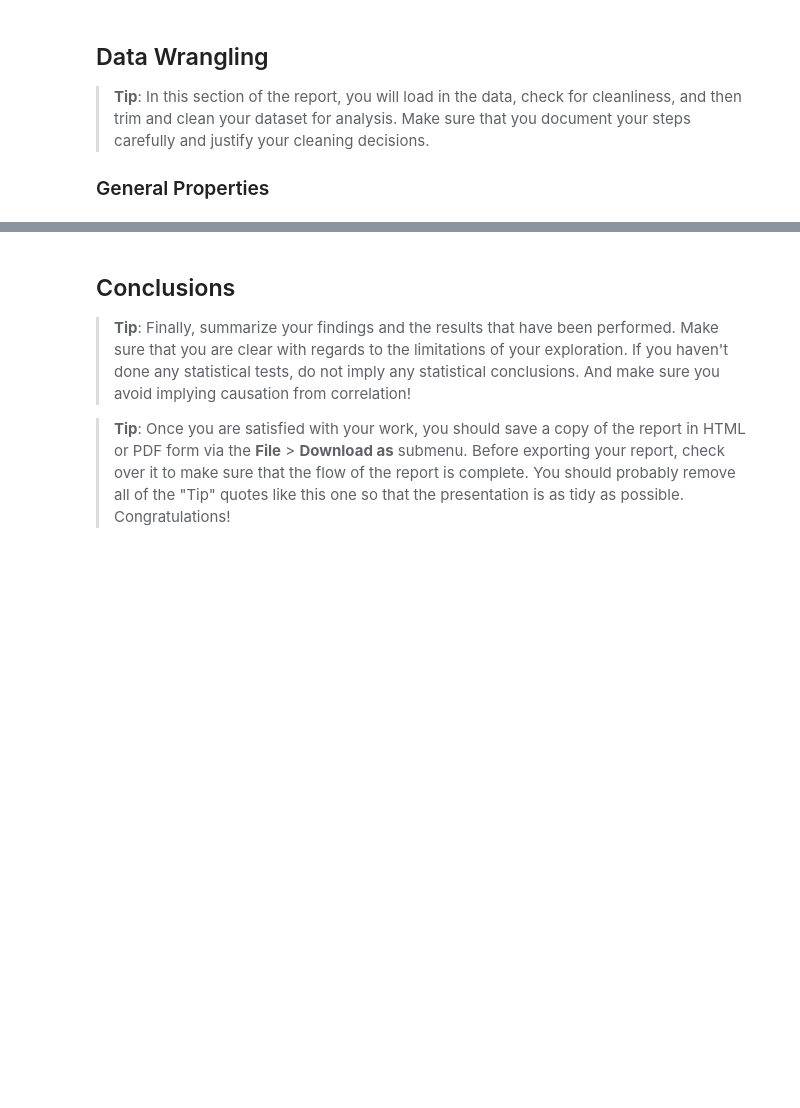
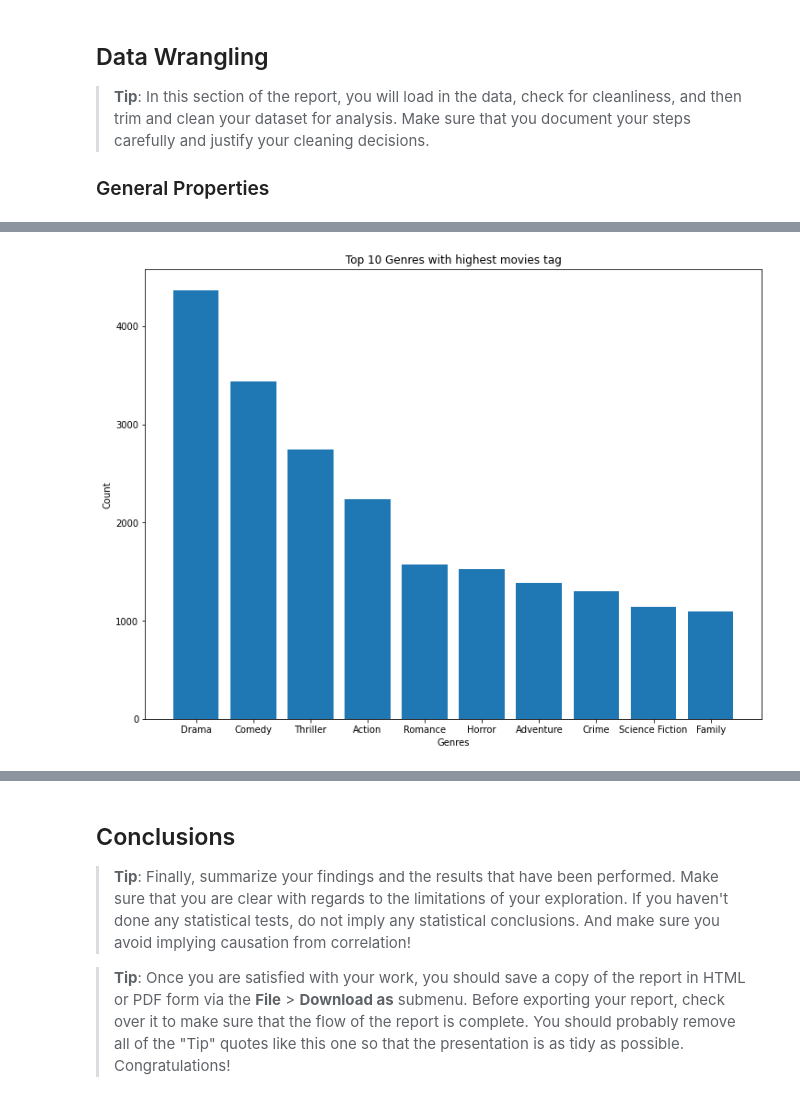
Before and after one commit to comsavvy/Movies-dataset-Analysis, a Jupyter notebook: investigate-a-dataset.ipynb, the cells around one changed output, grey strips where cells are left out. Saved outputs shown, nothing was run; the diff lists cells and outputs as text; code cells hidden in the pictures; blank space fills up the shorter version.

```diff
--- a/investigate-a-dataset.ipynb
+++ b/investigate-a-dataset.ipynb
@@ -89,0 +333,34 @@ The details associated to each released movie is provided such as:
+# %%
+def counter(data, column):
+    """
+        This function will return a dataframe containing the value counts of the specified column which contains list in the data.
+
+    """
+    featurecount = Counter() # This will keep count of data count
+    for row in data[column]:
+        featurecount.update(row)
+    f_data = pd.DataFrame(columns=[column.title(), 'Count'], data=featurecount.most_common())
+
+    return f_data
+# %%
+genres_count = counter(df, 'genres').sort_values('Count', ascending=False)
+# %%
+# Top 10 Genres with most popularity
+top10_genres = genres_count.head(10)
+# %%
+def genre_count_visual(x, y, title):
+    """
+        Bar plot of genre's count
+
+    """
+    plt.figure(figsize=(12, 9)) # Figure size
+    plt.bar(x, y) # The plot
+    plt.title(title) # The plot title
+    plt.xlabel('Genres')
+    plt.ylabel('Count');
+# %%
+genre_count_visual(top10_genres['Genres'],
+                    top10_genres['Count'],
+                    'Top 10 Genres with highest movies tag')
+# %% [output]
+[figure, added]
```
Also changed, not shown: parts of 69 cells of this notebook.
